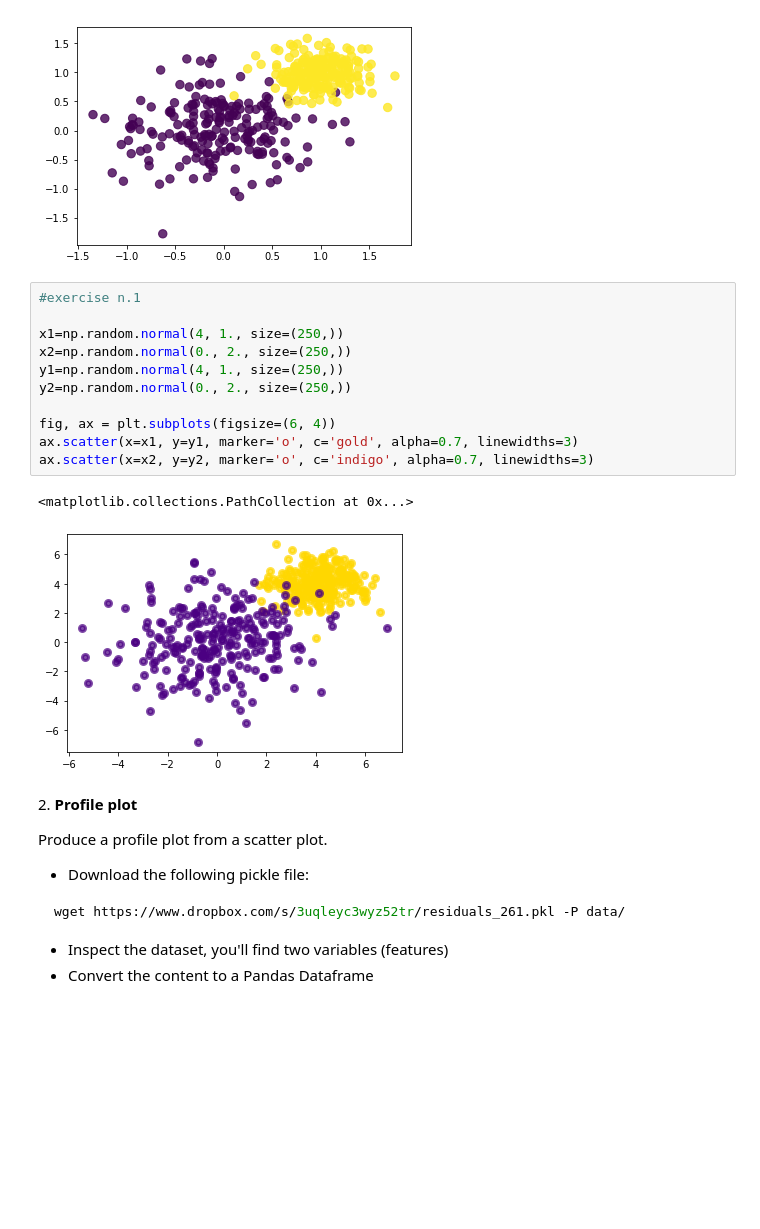
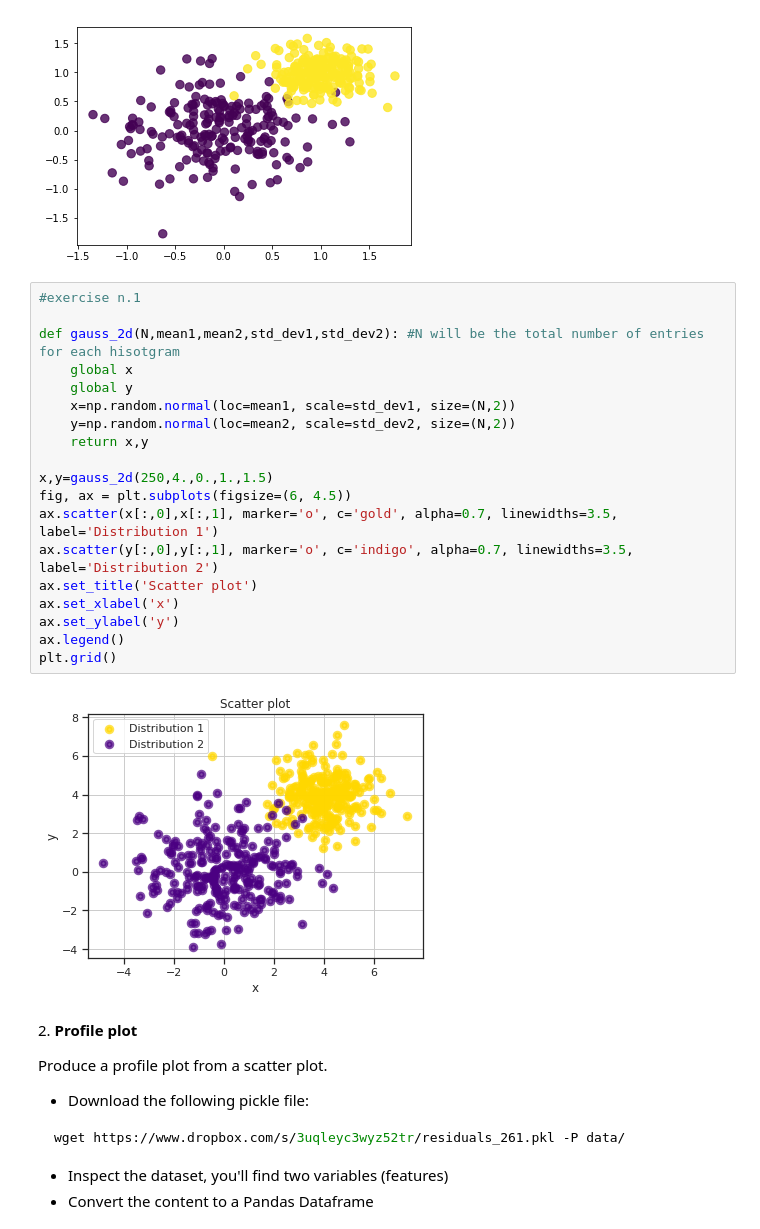
Before and after one commit to vittoriapv/HighLevelProgramming2021, a Jupyter notebook: 07ex_visualization.ipynb, the cells around one changed output. Drawn from its saved outputs; the diff is of its cells as text; blank space fills up the shorter version.

```diff
--- a/07ex_visualization.ipynb
+++ b/07ex_visualization.ipynb
@@ -19,17 +20,24 @@ Image('data/two_categories_scatter_plot.png')
 # %%
 #exercise n.1
 
-x1=np.random.normal(4, 1., size=(250,))
-x2=np.random.normal(0., 2., size=(250,))
-y1=np.random.normal(4, 1., size=(250,))
-y2=np.random.normal(0., 2., size=(250,))
+def gauss_2d(N,mean1,mean2,std_dev1,std_dev2): #N will be the total number of entries for each hisotgram
+    global x
+    global y
+    x=np.random.normal(loc=mean1, scale=std_dev1, size=(N,2))
+    y=np.random.normal(loc=mean2, scale=std_dev2, size=(N,2))
+    return x,y
 
-fig, ax = plt.subplots(figsize=(6, 4))
-ax.scatter(x=x1, y=y1, marker='o', c='gold', alpha=0.7, linewidths=3)
-ax.scatter(x=x2, y=y2, marker='o', c='indigo', alpha=0.7, linewidths=3)
+x,y=gauss_2d(250,4.,0.,1.,1.5)
+fig, ax = plt.subplots(figsize=(6, 4.5))
+ax.scatter(x[:,0],x[:,1], marker='o', c='gold', alpha=0.7, linewidths=3.5, label='Distribution 1')
+ax.scatter(y[:,0],y[:,1], marker='o', c='indigo', alpha=0.7, linewidths=3.5, label='Distribution 2')
+ax.set_title('Scatter plot')
+ax.set_xlabel('x')
+ax.set_ylabel('y')
+ax.legend()
+plt.grid()
 # %% [output]
-<matplotlib.collections.PathCollection at 0x...>
-[figure, old version]
+[figure, new version]
 # %% [markdown]
 2\. **Profile plot**
 
```
Also changed, not shown: parts of 4 cells of this notebook, 3 other files.
